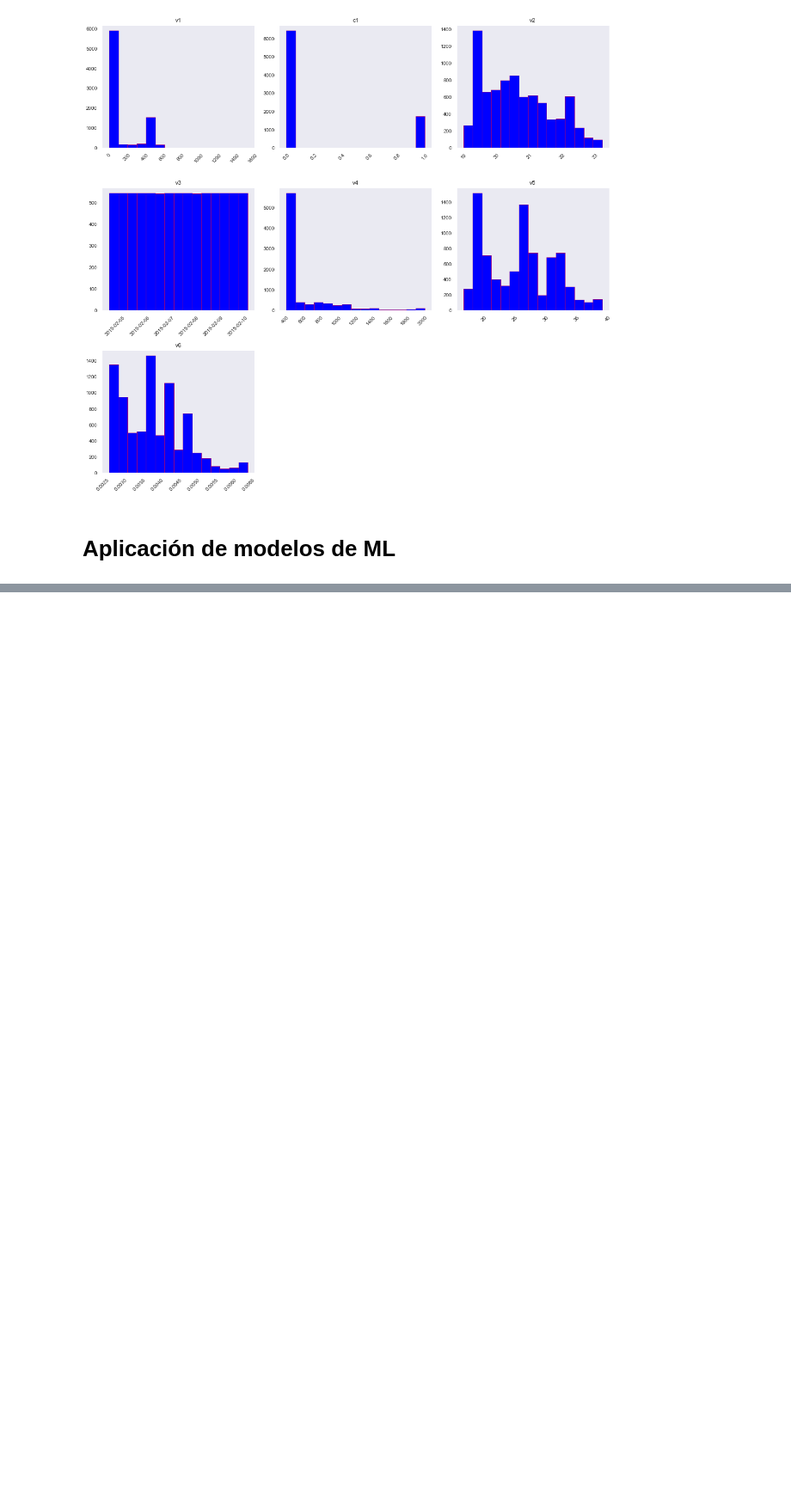
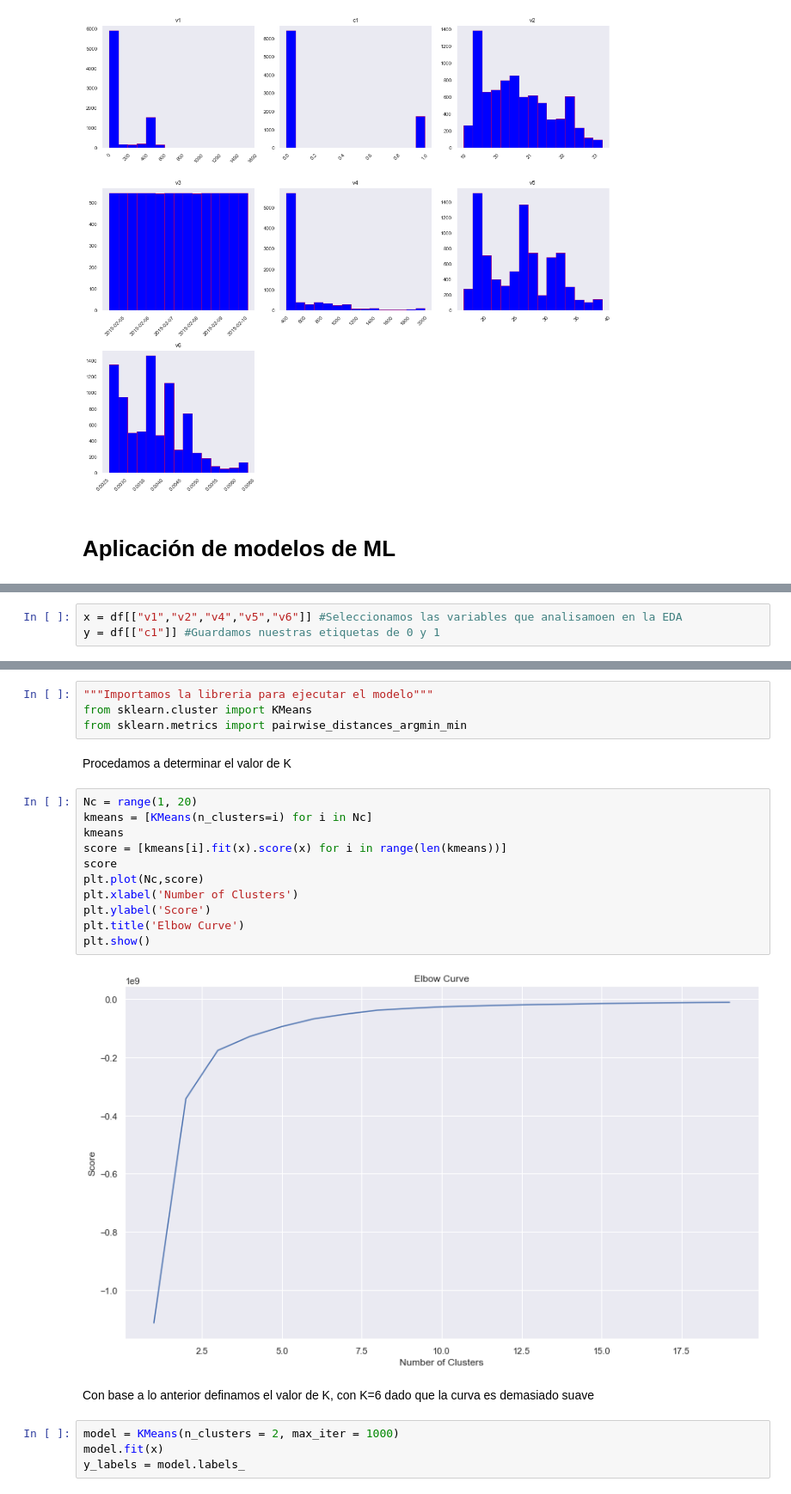
Before and after one commit to JesusAntonio9/VINKOS_TEST, a Jupyter notebook: Prueba ciencia de datos.ipynb, the cells around one changed output, grey strips where cells are left out. Shown at 86% size. Saved outputs shown, nothing was run; the diff lists cells and outputs as text; blank space fills up the shorter version.

```diff
--- a/Prueba ciencia de datos.ipynb
+++ b/Prueba ciencia de datos.ipynb
@@ -517,0 +524,3 @@ plt.tight_layout(rect=(0, 0, 1.5, 1.5))
+# %%
+x = df[["v1","v2","v4","v5","v6"]] #Seleccionamos las variables que analisamoen en la EDA
+y = df[["c1"]] #Guardamos nuestras etiquetas de 0 y 1
@@ -517,0 +547,25 @@ plt.tight_layout(rect=(0, 0, 1.5, 1.5))
+# %%
+"""Importamos la libreria para ejecutar el modelo"""
+from sklearn.cluster import KMeans
+from sklearn.metrics import pairwise_distances_argmin_min
+# %% [markdown]
+Procedamos a determinar el valor de K
+# %%
+Nc = range(1, 20)
+kmeans = [KMeans(n_clusters=i) for i in Nc]
+kmeans
+score = [kmeans[i].fit(x).score(x) for i in range(len(kmeans))]
+score
+plt.plot(Nc,score)
+plt.xlabel('Number of Clusters')
+plt.ylabel('Score')
+plt.title('Elbow Curve')
+plt.show()
+# %% [output]
+[figure, added]
+# %% [markdown]
+Con base a lo anterior definamos el valor de K, con K=6 dado que la curva es demasiado suave
+# %%
+model = KMeans(n_clusters = 2, max_iter = 1000)
+model.fit(x)
+y_labels = model.labels_
```
Also changed, not shown: parts of 14 cells of this notebook.
